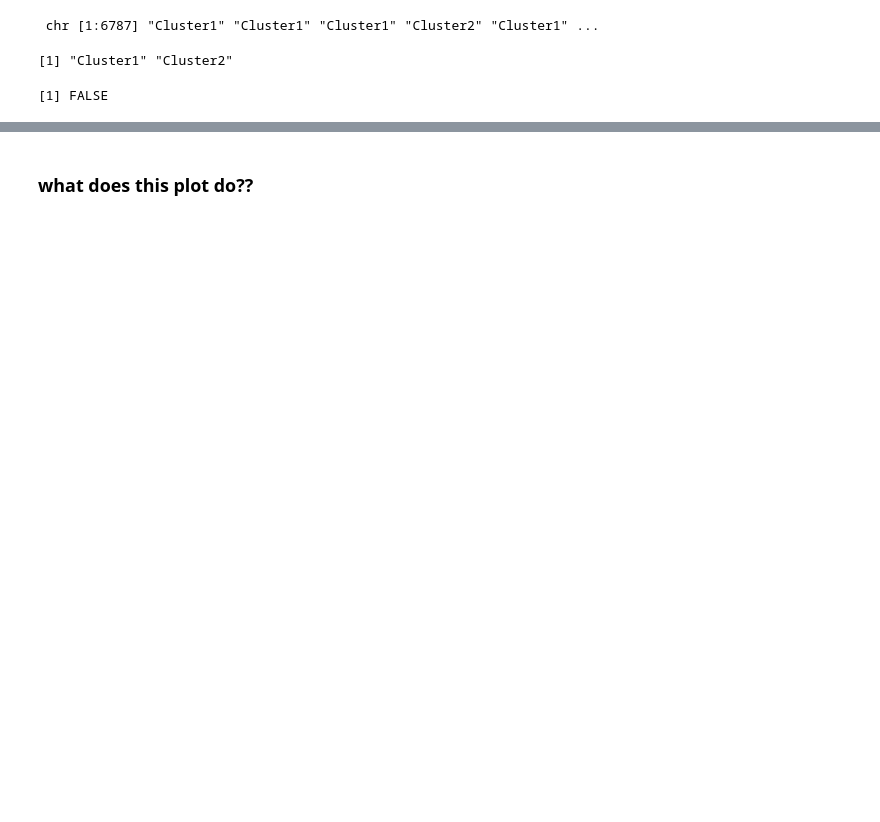
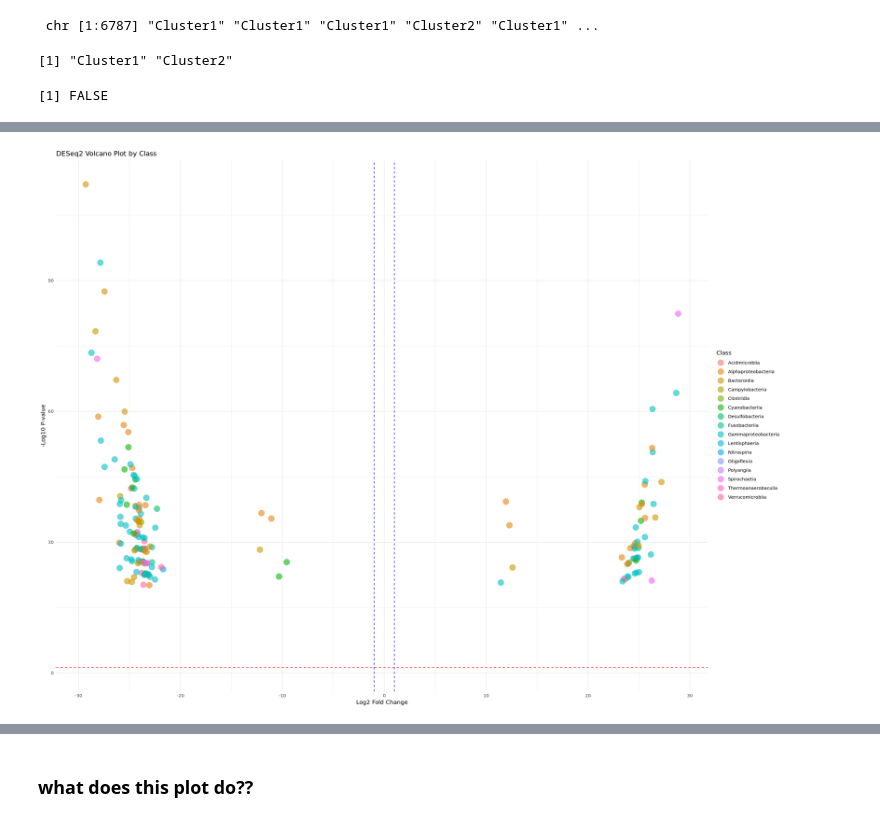
Before and after one commit to cdesouza02/BEL_16S_output, a Jupyter notebook: DESeq_plots.ipynb, the cells around one changed output, grey strips where cells are left out. Drawn from its saved outputs; the diff is of its cells as text; code cells hidden in the pictures; blank space fills up the shorter version.

```diff
--- a/DESeq_plots.ipynb
+++ b/DESeq_plots.ipynb
@@ -172,0 +203,6 @@ ASV10   Cluster 1
+# %%
+#isolate just bacteria
+ps_bac=subset_taxa(ps, Kingdom=="Bacteria")
+#remove chloroplast order
+ps_nochlo=subset_taxa(ps_bac, Order!="Chloroplast")
+ps_clean=subset_taxa(ps_nochlo, Family!="Mitochondria")
@@ -172,0 +216,4 @@ ASV10   Cluster 1
+# %%
+#make taxa table have an ASV column
+tax_table_df <- as.data.frame(tax_table(ps_clean))
+head(tax_table_df)
@@ -172,0 +230,8 @@ ASV10   Cluster 1
+# %%
+tax_table_df$Sequence <- row.names(tax_table_df)
+#merge asv map and taxonomy table
+taxa_sig_asvs <- merge(tax_table_df, sig_asv_map, by = "Sequence", all.x = TRUE)
+# %%
+taxa_sig_asvs <- taxa_sig_asvs[match(sig_asv_map$Sequence, taxa_sig_asvs$Sequence), ]
+rownames(taxa_sig_asvs) <- rownames(sig_asv_map)
+head(taxa_sig_asvs)
@@ -172,0 +252,13 @@ ASV10   Cluster 1
+# %%
+ggplot(taxa_sig_asvs, aes(x = log2FoldChange, y = -log10(pvalue))) +
+  geom_point(aes(color = Class), alpha = 0.6, size = 5) +
+  labs(title = "DESeq2 Volcano Plot by Class",
+       x = "Log2 Fold Change",
+       y = "-Log10 P-value",
+       color = "Class") +
+  theme_minimal() +
+  # Add lines for significance and fold change thresholds
+  geom_hline(yintercept = -log10(0.05), linetype = "dashed", color = "red") +
+  geom_vline(xintercept = c(-1, 1), linetype = "dashed", color = "blue")
+# %% [output]
+[figure, added]
```
Also changed, not shown: parts of 25 cells of this notebook, 2 other files.
